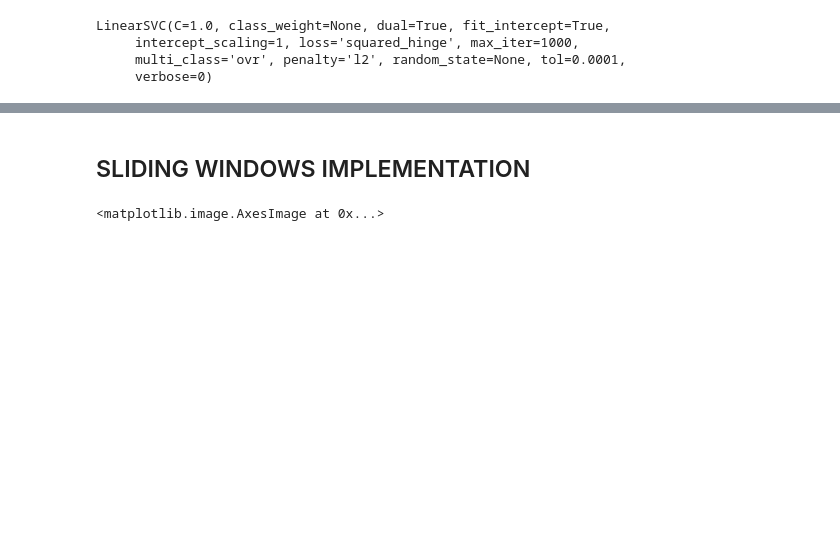
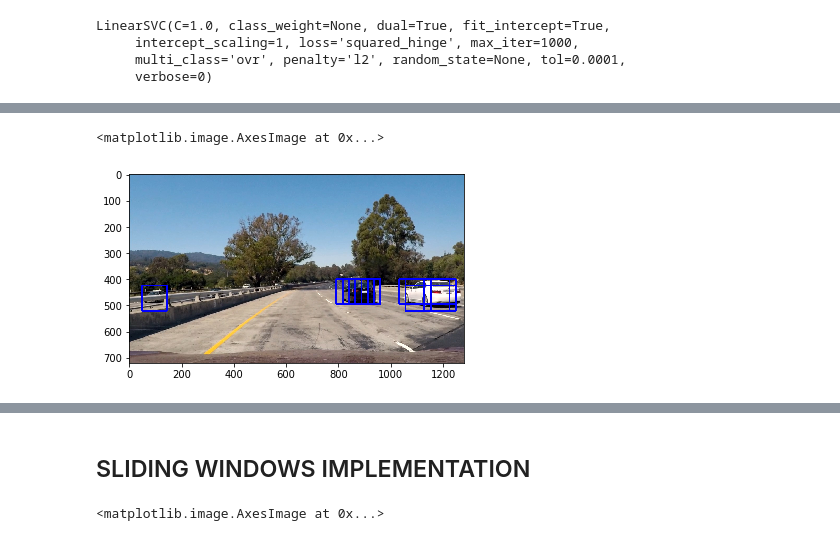
Before and after one commit to tagore15/SDCND_P5_VEHICLE_DETECTION, a Jupyter notebook: sol.ipynb, the cells around one changed output, grey strips where cells are left out. Saved outputs shown, nothing was run; the diff lists cells and outputs as text; code cells hidden in the pictures; blank space fills up the shorter version.

```diff
--- a/sol.ipynb
+++ b/sol.ipynb
@@ -265,0 +357,5 @@ def find_cars(img, ystart, ystop, scale, svc, X_scaler, orient, pix_per_cell, ce
+# %%
+plt.imshow(out_img)
+# %% [output]
+<matplotlib.image.AxesImage at 0x...>
+[figure, added]
```
Also changed, not shown: parts of 29 cells of this notebook.
